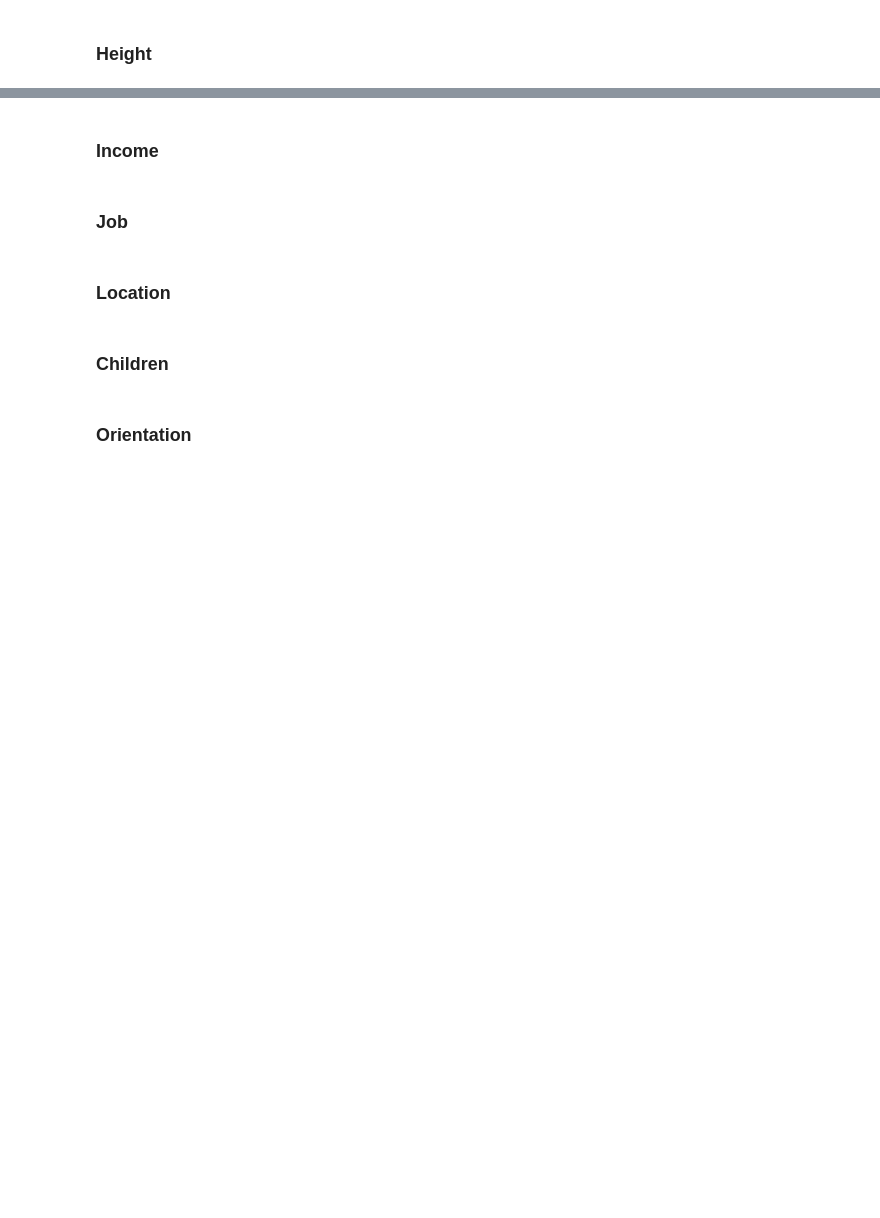
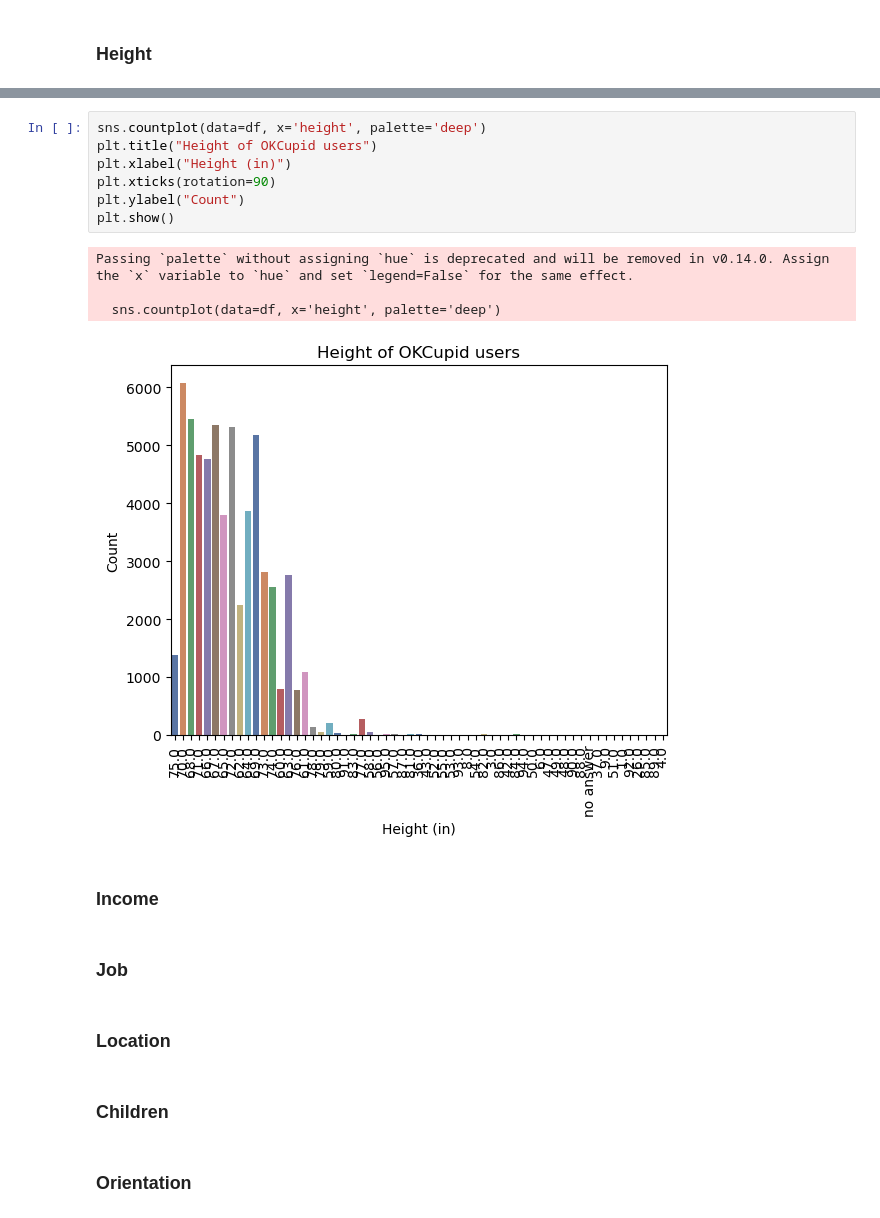
Before and after one commit to karoanton/nlp_data_science_course, a Jupyter notebook: OK-Cupid Date-A-Scientist/OKCupid-Date-A-Scientist-Starter/date-a-scientist.ipynb, the cells around one changed output, grey strips where cells are left out. Saved outputs shown, nothing was run; the diff lists cells and outputs as text; blank space fills up the shorter version.

```diff
--- a/OK-Cupid Date-A-Scientist/OKCupid-Date-A-Scientist-Starter/date-a-scientist.ipynb
+++ b/OK-Cupid Date-A-Scientist/OKCupid-Date-A-Scientist-Starter/date-a-scientist.ipynb
@@ -351,3 +351,15 @@ Name: count, Length: 218, dtype: int64
+# %%
+sns.countplot(data=df, x='height', palette='deep')
+plt.title("Height of OKCupid users")
+plt.xlabel("Height (in)")
+plt.xticks(rotation=90)
+plt.ylabel("Count")
+plt.show()
+# %% [output]
+Passing `palette` without assigning `hue` is deprecated and will be removed in v0.14.0. Assign the `x` variable to `hue` and set `legend=False` for the same effect.
+
+  sns.countplot(data=df, x='height', palette='deep')
+[figure, added]
 # %% [markdown]
 ### Income
 # %% [markdown]
```
Also changed, not shown: parts of 36 cells of this notebook.
